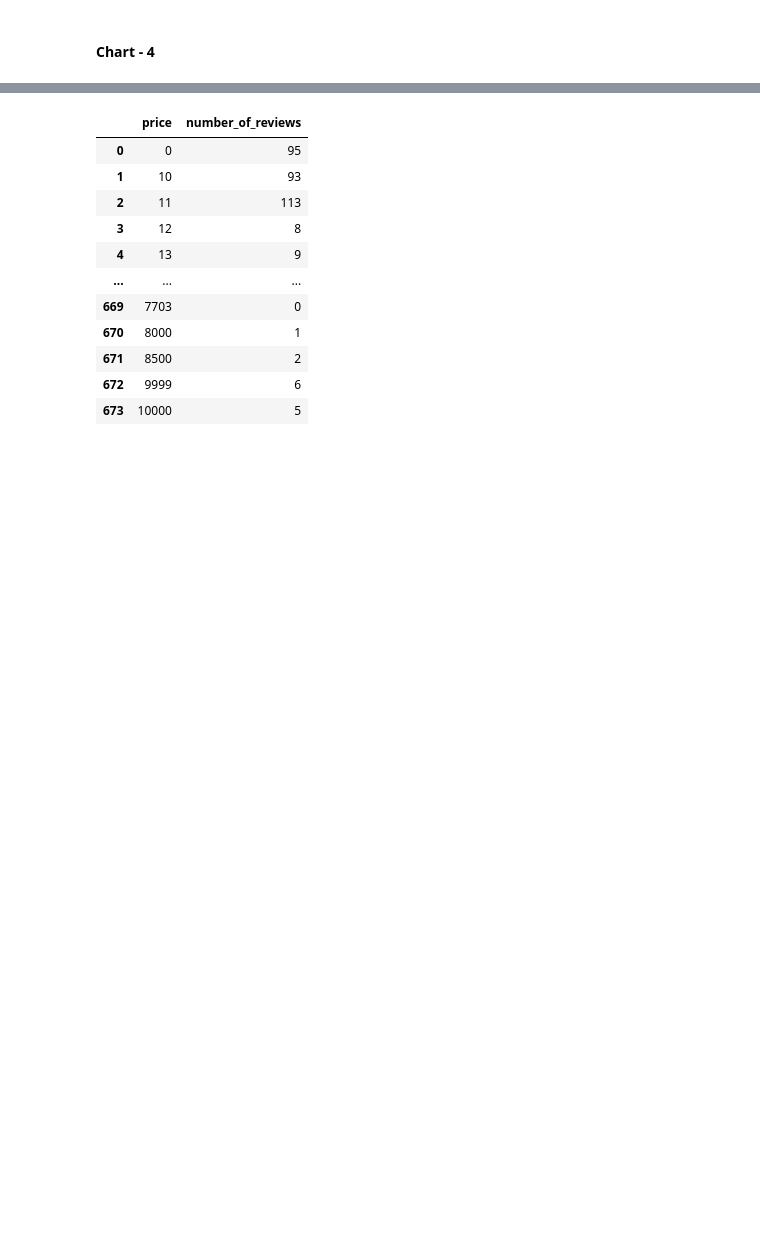
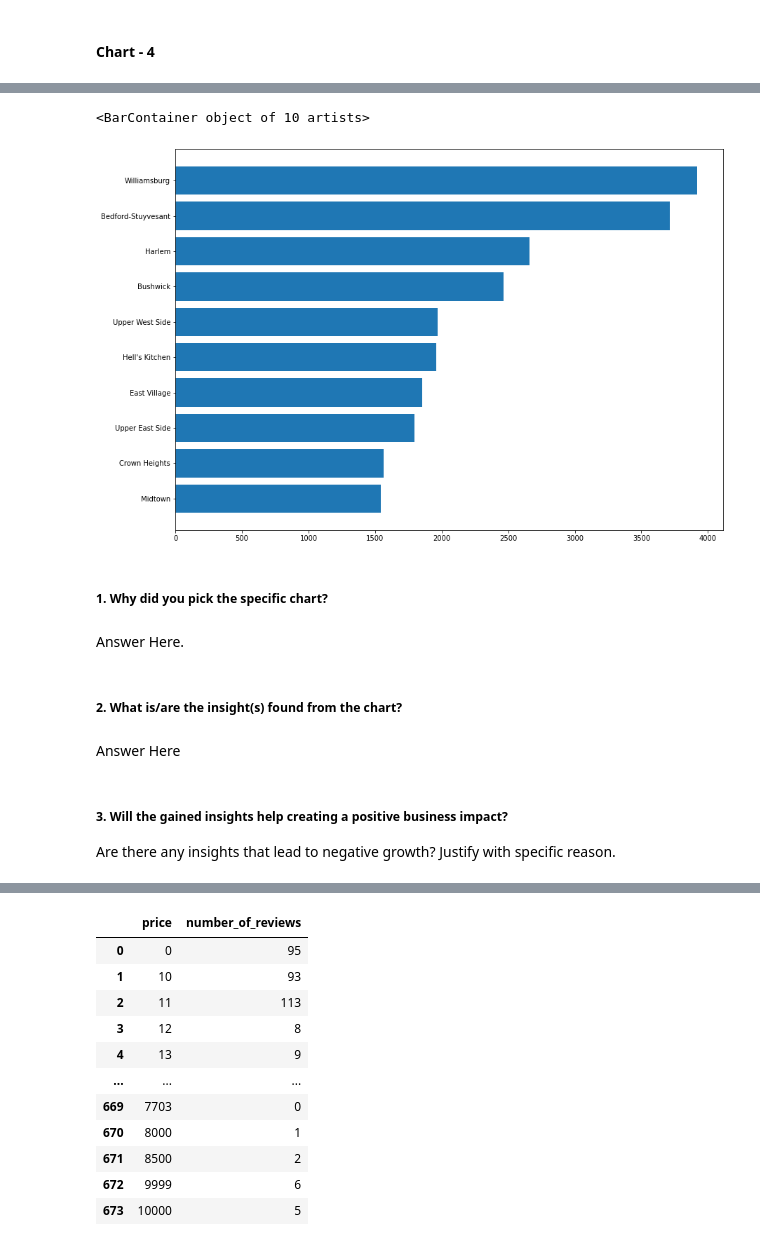
Before and after one commit to HemantSingh108/Airbnb_booking_analysis, a Jupyter notebook: Airbnb_Bookings_Analysis_Capstone_Project.ipynb, the cells around one changed output, grey strips where cells are left out. Cells and saved outputs as stored; diff of their text form; code cells hidden in the pictures; blank space fills up the shorter version.

```diff
--- a/Airbnb_Bookings_Analysis_Capstone_Project.ipynb
+++ b/Airbnb_Bookings_Analysis_Capstone_Project.ipynb
@@ -343,3 +344,8 @@ Are there any insights that lead to negative growth? Justify with specific reaso
 Answer Here
 # %% [markdown]
 #### Chart - 4
+# %%
+# Chart - 4 visualization code
+
+Df1 = Data.groupby(['neighbourhood'])['id'].count().nlargest(10)
+Df1
@@ -345,0 +365,21 @@ Answer Here
+# %%
+plt.figure(figsize=(14,10))
+x= list(Df1.index)
+y = list(Df1.values)
+x.reverse()
+y.reverse()
+plt.barh(x,y)
+# %% [output]
+<BarContainer object of 10 artists>
+[figure, added]
+# %% [markdown]
+##### 1. Why did you pick the specific chart?
+# %% [markdown]
+Answer Here.
+# %% [markdown]
+##### 2. What is/are the insight(s) found from the chart?
+# %% [markdown]
+Answer Here
+# %% [markdown]
+##### 3. Will the gained insights help creating a positive business impact?
+Are there any insights that lead to negative growth? Justify with specific reason.
```
Also changed, not shown: parts of 30 cells of this notebook.
